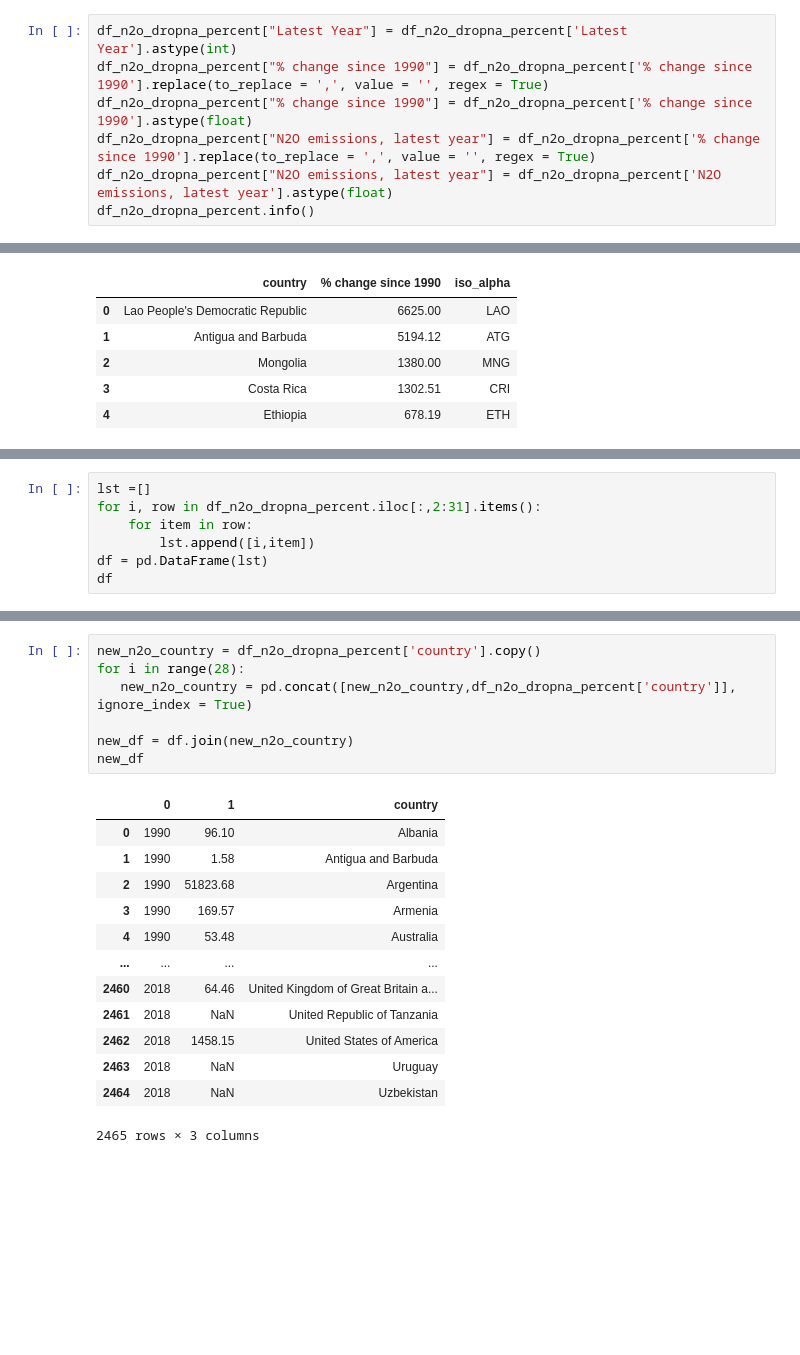
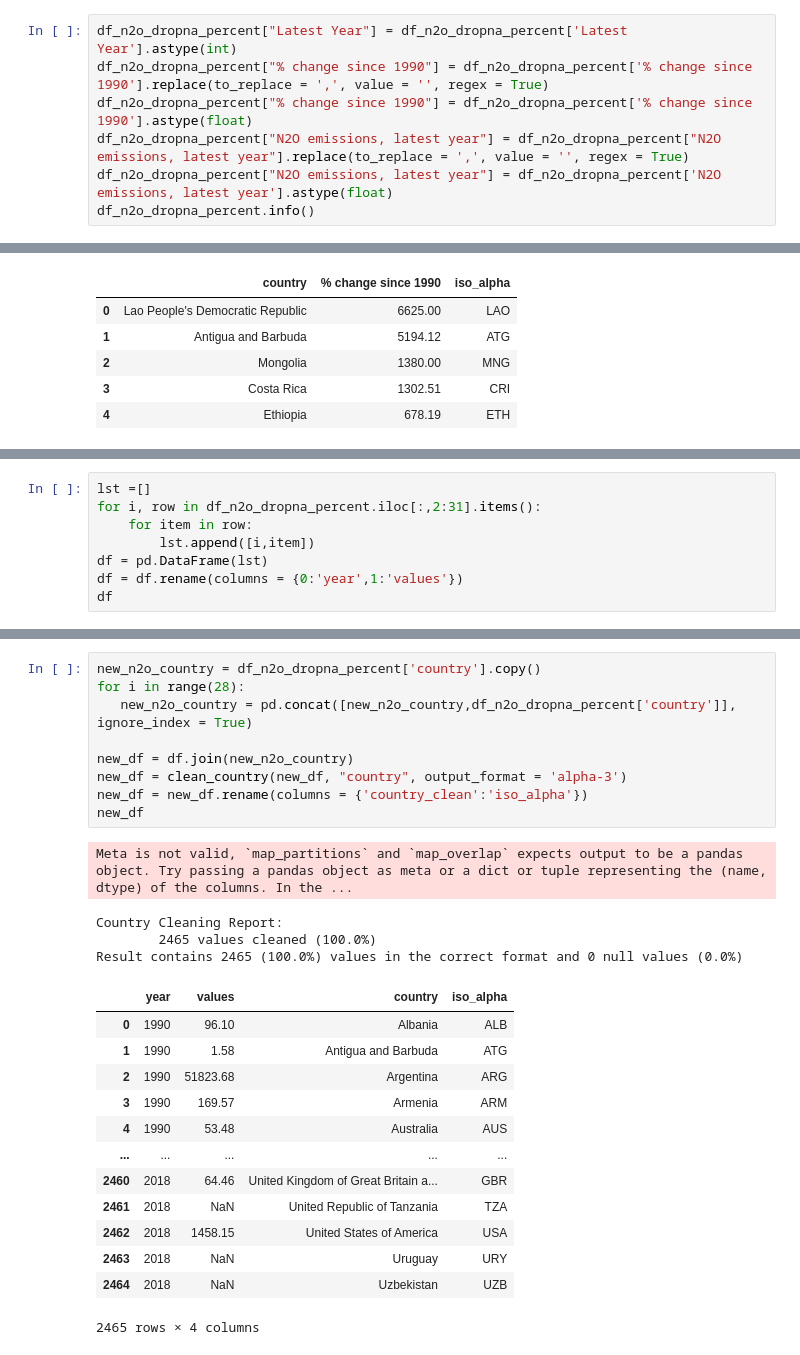
Before and after one commit to kozyreviva/Climat, a Jupyter notebook: Air_Indicators/climat.ipynb, the cells around one changed output, grey strips where cells are left out. Cells and saved outputs as stored; diff of their text form; blank space fills up the shorter version.

```diff
--- a/Air_Indicators/climat.ipynb
+++ b/Air_Indicators/climat.ipynb
@@ -112,7 +112,7 @@ In a future version, `df.iloc[:, i] = newvals` will attempt to set the values in
 df_n2o_dropna_percent["Latest Year"] = df_n2o_dropna_percent['Latest Year'].astype(int)
 df_n2o_dropna_percent["% change since 1990"] = df_n2o_dropna_percent['% change since 1990'].replace(to_replace = ',', value = '', regex = True)
 df_n2o_dropna_percent["% change since 1990"] = df_n2o_dropna_percent['% change since 1990'].astype(float)
-df_n2o_dropna_percent["N2O emissions, latest year"] = df_n2o_dropna_percent['% change since 1990'].replace(to_replace = ',', value = '', regex = True)
+df_n2o_dropna_percent["N2O emissions, latest year"] = df_n2o_dropna_percent["N2O emissions, latest year"].replace(to_replace = ',', value = '', regex = True)
 df_n2o_dropna_percent["N2O emissions, latest year"] = df_n2o_dropna_percent['N2O emissions, latest year'].astype(float)
 df_n2o_dropna_percent.info()
 # %% [output]
@@ -186,5 +186,6 @@ for i, row in df_n2o_dropna_percent.iloc[:,2:31].items():
     for item in row:
         lst.append([i,item])
 df = pd.DataFrame(lst)
+df = df.rename(columns = {0:'year',1:'values'})
 df
 # %% [output]
@@ -204,22 +205,28 @@ df
 # %%
 new_n2o_country = df_n2o_dropna_percent['country'].copy()
 for i in range(28):
    new_n2o_country = pd.concat([new_n2o_country,df_n2o_dropna_percent['country']], ignore_index = True)
 
 new_df = df.join(new_n2o_country)
+new_df = clean_country(new_df, "country", output_format = 'alpha-3')
+new_df = new_df.rename(columns = {'country_clean':'iso_alpha'})
 new_df
 # %% [output]
+Meta is not valid, `map_partitions` and `map_overlap` expects output to be a pandas object. Try passing a pandas object as meta or a dict or tuple representing the (name, dtype) of the columns. In the ...
+Country Cleaning Report:
+        2465 values cleaned (100.0%)
+Result contains 2465 (100.0%) values in the correct format and 0 null values (0.0%)
-|  | 0 | 1 | country |
-| 0 | 1990 | 96.10 | Albania |
-| 1 | 1990 | 1.58 | Antigua and Barbuda |
-| 2 | 1990 | 51823.68 | Argentina |
-| 3 | 1990 | 169.57 | Armenia |
-| 4 | 1990 | 53.48 | Australia |
-| ... | ... | ... | ... |
-| 2460 | 2018 | 64.46 | United Kingdom of Great Britain a... |
-| 2461 | 2018 | NaN | United Republic of Tanzania |
-| 2462 | 2018 | 1458.15 | United States of America |
-| 2463 | 2018 | NaN | Uruguay |
-| 2464 | 2018 | NaN | Uzbekistan |
+|  | year | values | country | iso_alpha |
+| 0 | 1990 | 96.10 | Albania | ALB |
+| 1 | 1990 | 1.58 | Antigua and Barbuda | ATG |
+| 2 | 1990 | 51823.68 | Argentina | ARG |
+| 3 | 1990 | 169.57 | Armenia | ARM |
+| 4 | 1990 | 53.48 | Australia | AUS |
+| ... | ... | ... | ... | ... |
+| 2460 | 2018 | 64.46 | United Kingdom of Great Britain a... | GBR |
+| 2461 | 2018 | NaN | United Republic of Tanzania | TZA |
+| 2462 | 2018 | 1458.15 | United States of America | USA |
+| 2463 | 2018 | NaN | Uruguay | URY |
+| 2464 | 2018 | NaN | Uzbekistan | UZB |
-2465 rows × 3 columns
+2465 rows × 4 columns
 # %%
```
Also changed, not shown: parts of 2 cells of this notebook.
